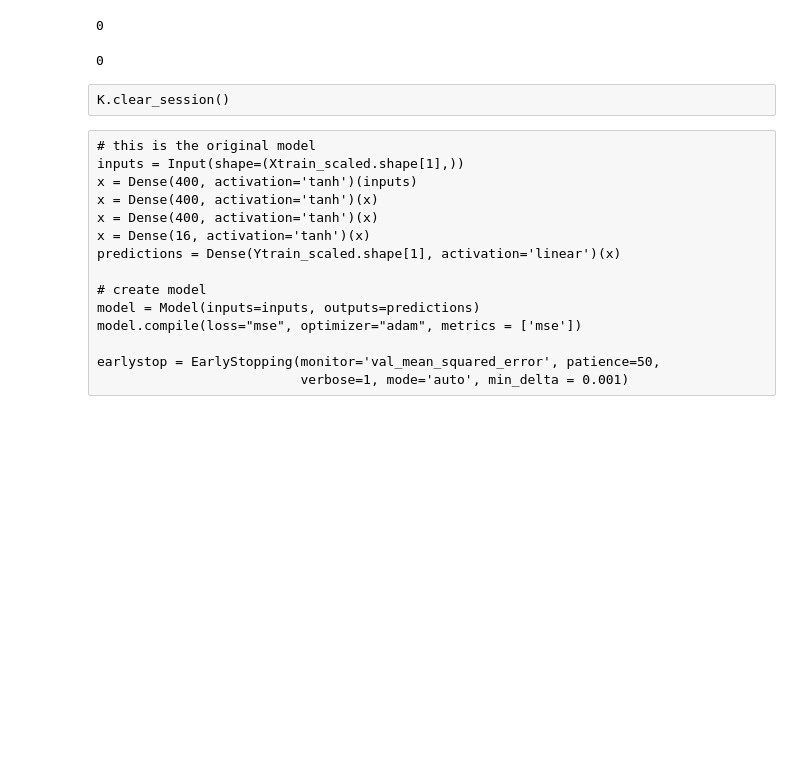
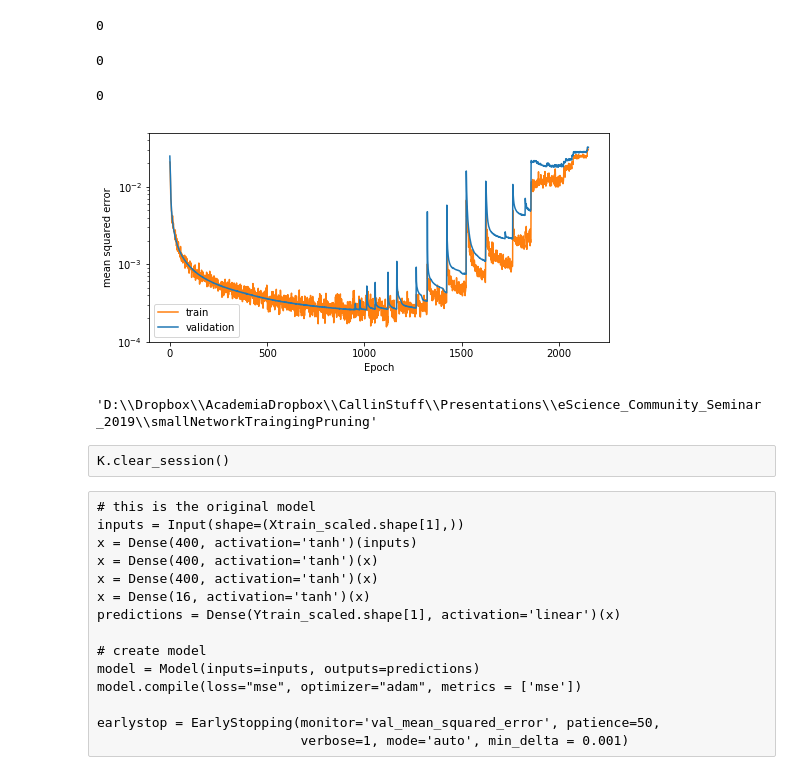
Before and after one commit to oliviatessa/MothMachineLearning, a Jupyter notebook: 019_eScienceCommunitySeminar.ipynb, the cells around one changed output. Saved outputs shown, nothing was run; the diff lists cells and outputs as text; code cells hidden in the pictures; blank space fills up the shorter version.

Commit message:
updated figs and vids for eScience

```diff
--- a/019_eScienceCommunitySeminar.ipynb
+++ b/019_eScienceCommunitySeminar.ipynb
@@ -1698,3 +1700,17 @@ os.chdir(r"D:\Dropbox\AcademiaDropbox\CallinStuff\Presentations\eScience_Communi
 os.system('ffmpeg -i Daniel-Smellicopter-FollowOdor_VideoByAlisonMehravari.MOV -ss 00:00:19 -filter:v "fps=30, setpts=0.7*PTS, crop=iw:ih-800:0:200" -c:v libx264   -b:v 10000k -pix_fmt yuv420p -an -y CrazyFly_cropped.mp4')
 # %% [output]
 0
+# %%
+# edit crazyflie vid
+os.chdir(r"D:\Dropbox\AcademiaDropbox\CallinStuff\Presentations\eScience_Community_Seminar_2019\crazieFlieVid")
+
+
+# crop and remove audio and speed up, and trim to start at 19 sec
+os.system('ffmpeg -i Daniel-Smellicopter-FollowOdor_VideoByAlisonMehravari.MOV -ss 00:00:19 -filter:v "fps=30, setpts=0.7*PTS, crop=iw:ih-300:0:200" -c:v libx264   -b:v 10000k -pix_fmt yuv420p -an -y CrazyFly_croppedTall.mp4')
+# %% [output]
+0
+# %%
+# save hq version of history
+
+hpth = r"D:\Dropbox\AcademiaDropbox\CallinStuff\Presentations\eScience_Community_Seminar_2019\Opt_rmsprop__Dro_0__Num_400_400_400_16__Wei_0_2019_05_30__19_19_39_history_pruned.pkl"
+hist2 = pickle.load(open(hpth, "rb"))
@@ -1701,3 +1719,23 @@ os.system('ffmpeg -i Daniel-Smellicopter-FollowOdor_VideoByAlisonMehravari.MOV -
+# %%
+fig, axs = plt.subplots(1,1,figsize=np.array( [16.5, 7.7])/2)
+
+axs.plot(hist2["val_mean_squared_error"], c= "C1")
+axs.plot(hist2["mean_squared_error"], c= "C0")
+
+
+axs.set_ylabel('mean squared error')
+axs.set_xlabel('Epoch')
+axs.legend(['train', 'validation'], loc='lower left')
+plt.yscale('log') #logarithmic scale for y axis
+
+plt.ylim([0.0001, 0.05])
+fig.savefig(os.path.join(tmpDir, "History400.png"), dpi = 500,  pad_inches = 0.5)
+# %% [output]
+[figure, added]
+# %%
+tmpDir
+# %% [output]
+'D:\\Dropbox\\AcademiaDropbox\\CallinStuff\\Presentations\\eScience_Community_Seminar_2019\\smallNetworkTraingingPruning'
 # %%
 plt.close("all")
 fig, axs = plt.subplots(2,4, figsize=np.array([30, 10])/2, facecolor='w', edgecolor='k', sharex = "none", sharey = "none")
```
Also changed, not shown: parts of 2 cells of this notebook, 1 other file.
